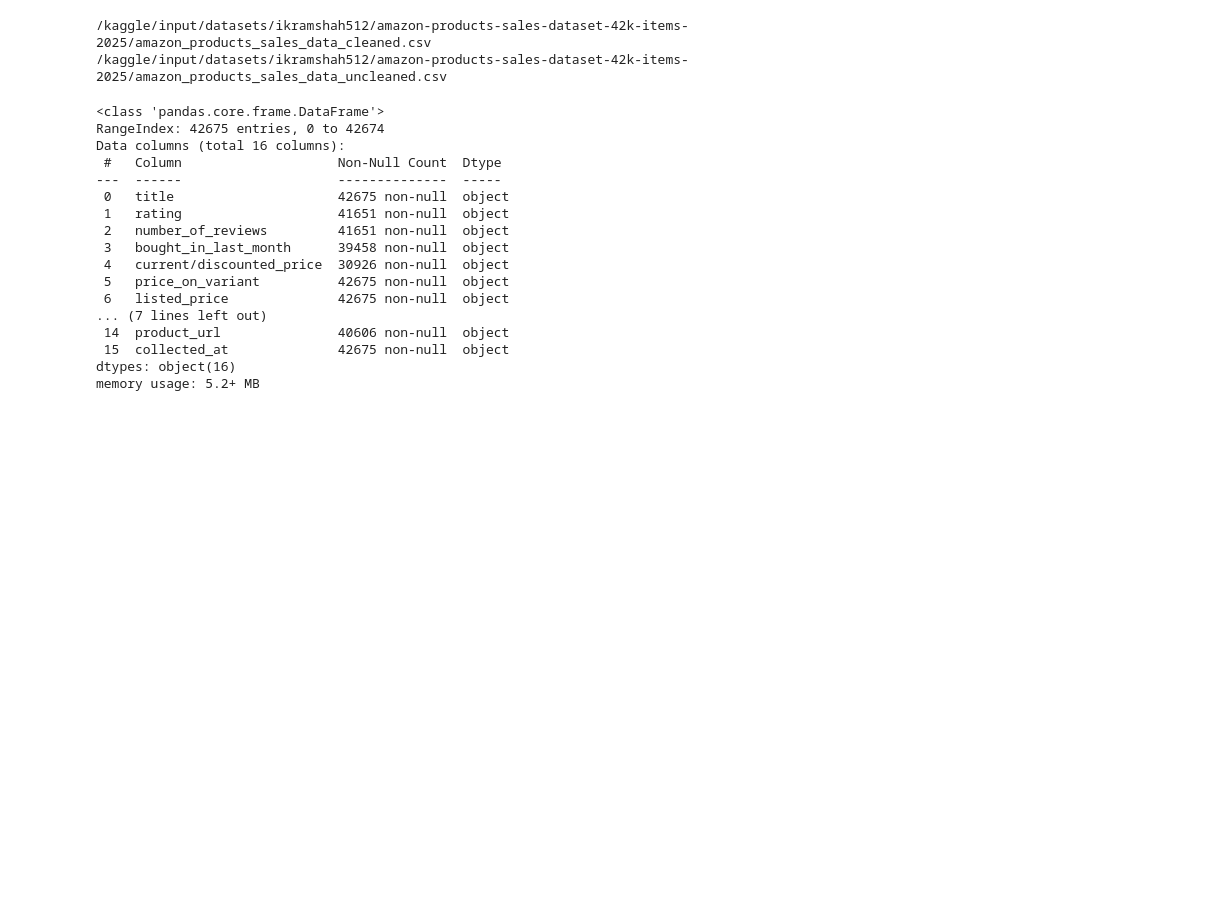
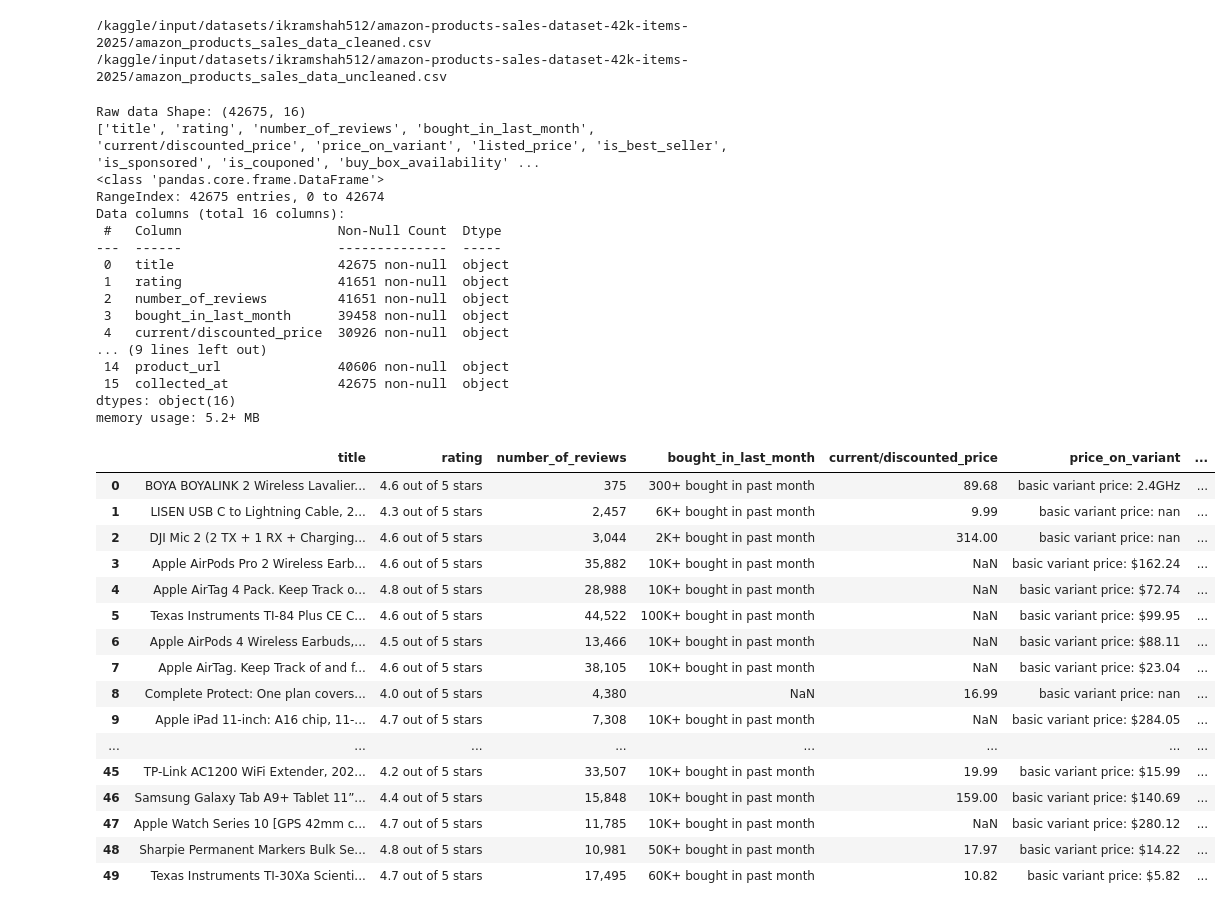
Before and after one commit to tiyasaroy/Amazon-Sales-2025, a Jupyter notebook: amazon-sales-2025.ipynb, the cells around one changed output. Cells and saved outputs as stored; diff of their text form; code cells hidden in the pictures; blank space fills up the shorter version.

```diff
--- a/amazon-sales-2025.ipynb
+++ b/amazon-sales-2025.ipynb
@@ -21,9 +21,14 @@ for dirname, _, filenames in os.walk('/kaggle/input'):
 /kaggle/input/datasets/ikramshah512/amazon-products-sales-dataset-42k-items-2025/amazon_products_sales_data_uncleaned.csv
 # %%
 import pandas as pd
+import re
 df_raw= pd.read_csv('/kaggle/input/datasets/ikramshah512/amazon-products-sales-dataset-42k-items-2025/amazon_products_sales_data_uncleaned.csv')
+print('Raw data Shape:',df_raw.shape)
+print(df_raw.columns.tolist())
 df_raw.info()
 # %% [output]
+Raw data Shape: (42675, 16)
+['title', 'rating', 'number_of_reviews', 'bought_in_last_month', 'current/discounted_price', 'price_on_variant', 'listed_price', 'is_best_seller', 'is_sponsored', 'is_couponed', 'buy_box_availability' ...
 <class 'pandas.core.frame.DataFrame'>
 RangeIndex: 42675 entries, 0 to 42674
 Data columns (total 16 columns):
@@ -34,10 +39,28 @@ Data columns (total 16 columns):
  2   number_of_reviews         41651 non-null  object
  3   bought_in_last_month      39458 non-null  object
  4   current/discounted_price  30926 non-null  object
- 5   price_on_variant          42675 non-null  object
- 6   listed_price              42675 non-null  object
-... (7 lines left out)
+... (9 lines left out)
  14  product_url               40606 non-null  object
  15  collected_at              42675 non-null  object
 dtypes: object(16)
 memory usage: 5.2+ MB
+# %%
+df_raw.head(50)
+# %% [output]
+|  | title | rating | number_of_reviews | bought_in_last_month | current/discounted_price | price_on_variant | ... |
+| 0 | BOYA BOYALINK 2 Wireless Lavalier... | 4.6 out of 5 stars | 375 | 300+ bought in past month | 89.68 | basic variant price: 2.4GHz | ... |
+| 1 | LISEN USB C to Lightning Cable, 2... | 4.3 out of 5 stars | 2,457 | 6K+ bought in past month | 9.99 | basic variant price: nan | ... |
+| 2 | DJI Mic 2 (2 TX + 1 RX + Charging... | 4.6 out of 5 stars | 3,044 | 2K+ bought in past month | 314.00 | basic variant price: nan | ... |
+| 3 | Apple AirPods Pro 2 Wireless Earb... | 4.6 out of 5 stars | 35,882 | 10K+ bought in past month | NaN | basic variant price: $162.24 | ... |
+| 4 | Apple AirTag 4 Pack. Keep Track o... | 4.8 out of 5 stars | 28,988 | 10K+ bought in past month | NaN | basic variant price: $72.74 | ... |
+| 5 | Texas Instruments TI-84 Plus CE C... | 4.6 out of 5 stars | 44,522 | 100K+ bought in past month | NaN | basic variant price: $99.95 | ... |
+| 6 | Apple AirPods 4 Wireless Earbuds,... | 4.5 out of 5 stars | 13,466 | 10K+ bought in past month | NaN | basic variant price: $88.11 | ... |
+| 7 | Apple AirTag. Keep Track of and f... | 4.6 out of 5 stars | 38,105 | 10K+ bought in past month | NaN | basic variant price: $23.04 | ... |
+| 8 | Complete Protect: One plan covers... | 4.0 out of 5 stars | 4,380 | NaN | 16.99 | basic variant price: nan | ... |
+| 9 | Apple iPad 11-inch: A16 chip, 11-... | 4.7 out of 5 stars | 7,308 | 10K+ bought in past month | NaN | basic variant price: $284.05 | ... |
+| ... | ... | ... | ... | ... | ... | ... | ... |
+| 45 | TP-Link AC1200 WiFi Extender, 202... | 4.2 out of 5 stars | 33,507 | 10K+ bought in past month | 19.99 | basic variant price: $15.99 | ... |
+| 46 | Samsung Galaxy Tab A9+ Tablet 11”... | 4.4 out of 5 stars | 15,848 | 10K+ bought in past month | 159.00 | basic variant price: $140.69 | ... |
+| 47 | Apple Watch Series 10 [GPS 42mm c... | 4.7 out of 5 stars | 11,785 | 10K+ bought in past month | NaN | basic variant price: $280.12 | ... |
+| 48 | Sharpie Permanent Markers Bulk Se... | 4.8 out of 5 stars | 10,981 | 50K+ bought in past month | 17.97 | basic variant price: $14.22 | ... |
+| 49 | Texas Instruments TI-30Xa Scienti... | 4.7 out of 5 stars | 17,495 | 60K+ bought in past month | 10.82 | basic variant price: $5.82 | ... |
```
Also changed, not shown: parts of 1 cell of this notebook.
